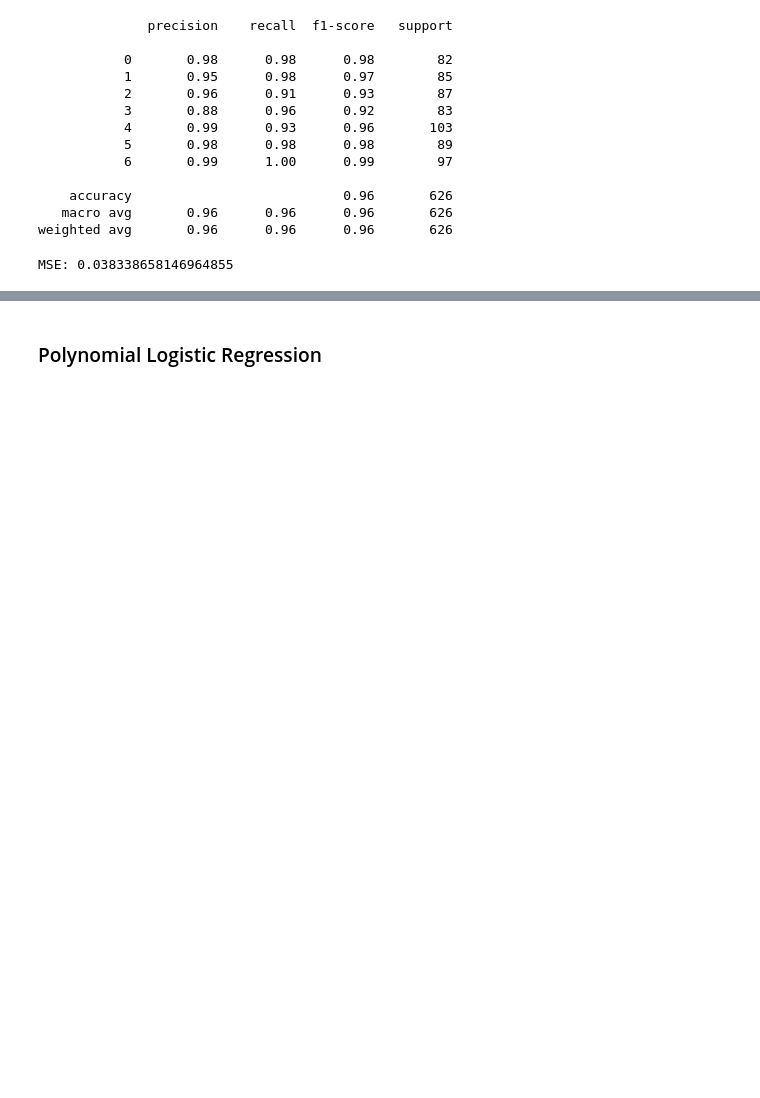
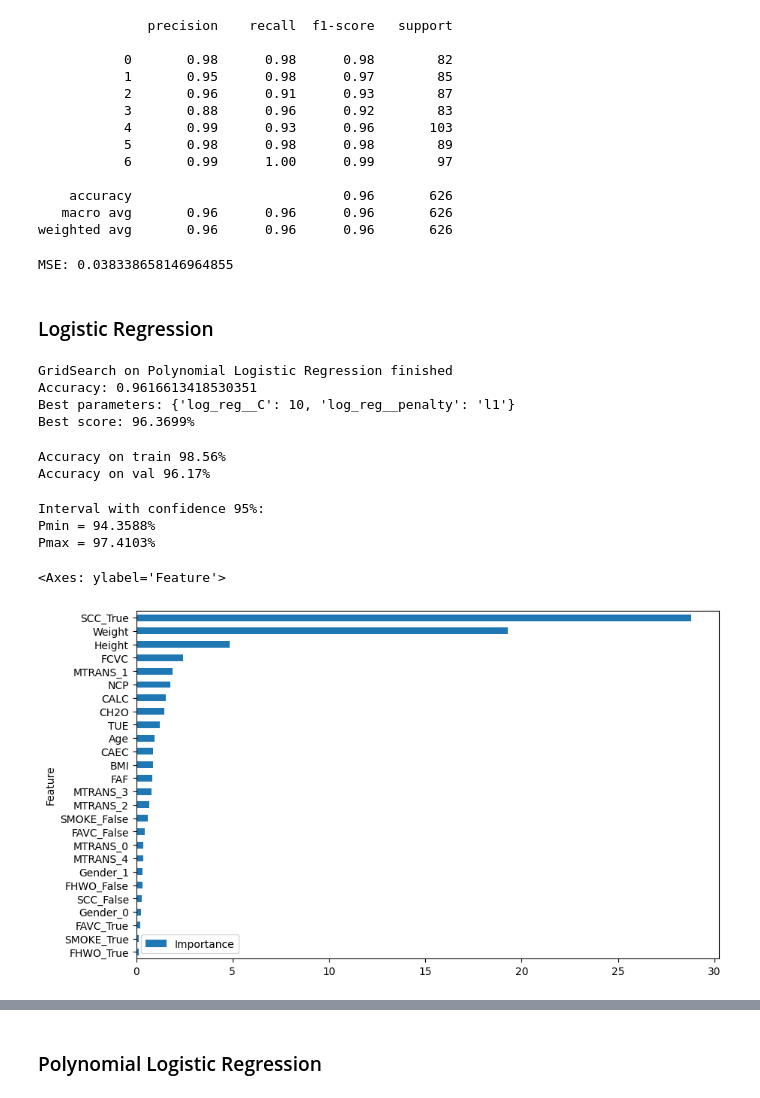
Before and after one commit to LorenzoColletta/DataIntensive, a Jupyter notebook: Data_Intensive_Project.ipynb, the cells around one changed output, grey strips where cells are left out. Drawn from its saved outputs; the diff is of its cells as text; code cells hidden in the pictures; blank space fills up the shorter version.

```diff
--- a/Data_Intensive_Project.ipynb
+++ b/Data_Intensive_Project.ipynb
@@ -999,3 +995,72 @@ svm_mse = mean_squared_error(y_val, svm_cv.predict(X_val))
 print('MSE: {}'.format(svm_mse))
 # %% [output]
 MSE: 0.038338658146964855
+# %% [markdown]
+### Logistic Regression
+# %%
+from sklearn.linear_model import LogisticRegression
+from sklearn.preprocessing import PolynomialFeatures
+
+linear_log_reg_pipeline = Pipeline([
+    ("preproc", ColumnTransformer([
+        ("numeric", StandardScaler(), continuous_features),
+        ("nominal", "passthrough", nominal_features),
+        ("ordinal", StandardScaler(), ordinal_features)
+    ])),
+    ('log_reg', LogisticRegression(multi_class='multinomial', solver='saga', max_iter=10000))
+])
+
+parameters = [
+    {
+        'log_reg__penalty': ['l1', 'l2'],
+        'log_reg__C': [0.1, 1, 10],
+    },
+    {
+        'log_reg__penalty': ['elasticnet'],
+        'log_reg__C': [1],
+        "log_reg__l1_ratio": [0.5]
+    }
+]
+
+linear_log_reg_cv = GridSearchCV(linear_log_reg_pipeline, parameters, cv=5, n_jobs=-1, scoring='f1_micro', error_score='raise')
+linear_log_reg_cv.fit(X_train, y_train)
+print('GridSearch on Polynomial Logistic Regression finished')
+
+predictions = linear_log_reg_cv.predict(X_val)
+
+accuracy = accuracy_score(y_val, predictions)
+print(f"Accuracy: {accuracy}")
+print('Best parameters:', linear_log_reg_cv.best_params_)
+print('Best score: {:.4f}%'.format(round(linear_log_reg_cv.best_score_ * 100, 4)))
+# %% [output]
+GridSearch on Polynomial Logistic Regression finished
+Accuracy: 0.9616613418530351
+Best parameters: {'log_reg__C': 10, 'log_reg__penalty': 'l1'}
+Best score: 96.3699%
+# %%
+print('Accuracy on train {:.2f}%'.format(linear_log_reg_cv.score(X_train, y_train)*100))
+print('Accuracy on val {:.2f}%'.format(linear_log_reg_cv.score(X_val, y_val)*100))
+# %% [output]
+Accuracy on train 98.56%
+Accuracy on val 96.17%
+# %%
+confidence = 95
+lower, upper = confidence_interval(len(X_val), linear_log_reg_cv.score(X_val, y_val), confidence)
+
+print('Interval with confidence {}%: \nPmin = {:.4f}%\nPmax = {:.4f}%'.format(confidence, lower*100, upper*100))
+# %% [output]
+Interval with confidence 95%:
+Pmin = 94.3588%
+Pmax = 97.4103%
+# %%
+classifiers = linear_log_reg_cv.best_estimator_.named_steps['log_reg'].coef_
+weights_per_class = [classifier for classifier in classifiers]
+avg_importance = np.mean(np.abs(weights_per_class), axis=0)
+
+feature_importance = pd.DataFrame({'Feature': X_val.columns, 'Importance': avg_importance})
+feature_importance = feature_importance.sort_values('Importance', ascending=True)
+
+feature_importance.plot(x='Feature', y='Importance', kind='barh', figsize=(10, 6))
+# %% [output]
+<Axes: ylabel='Feature'>
+[figure, added]
```
Also changed, not shown: parts of 7 cells of this notebook.
